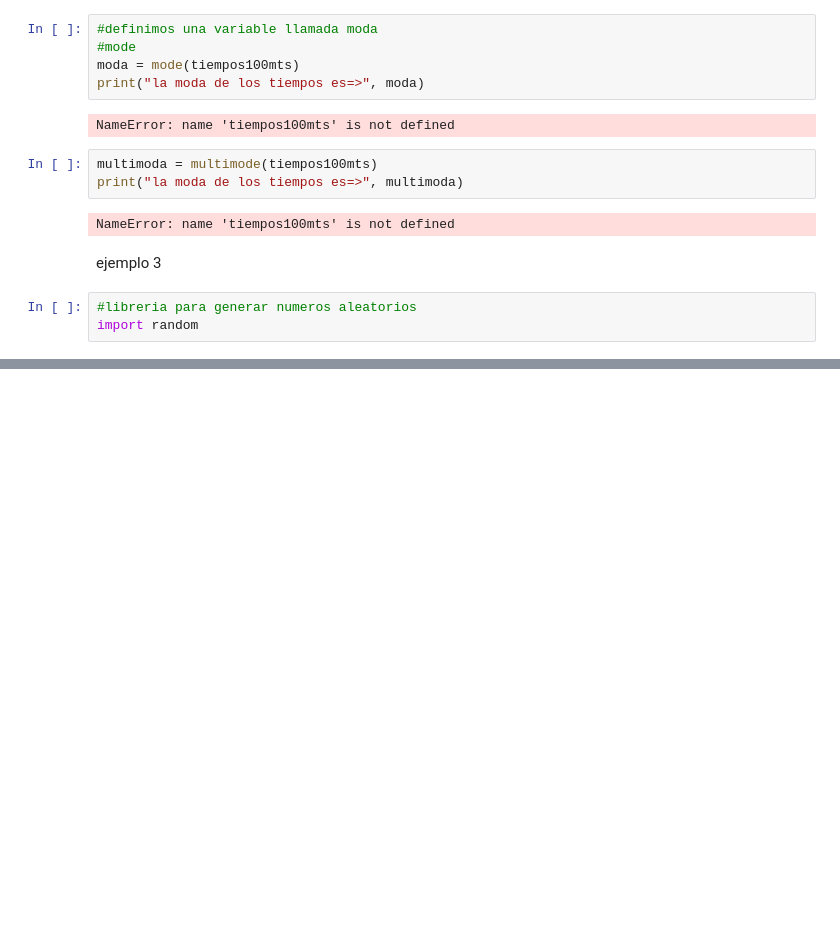
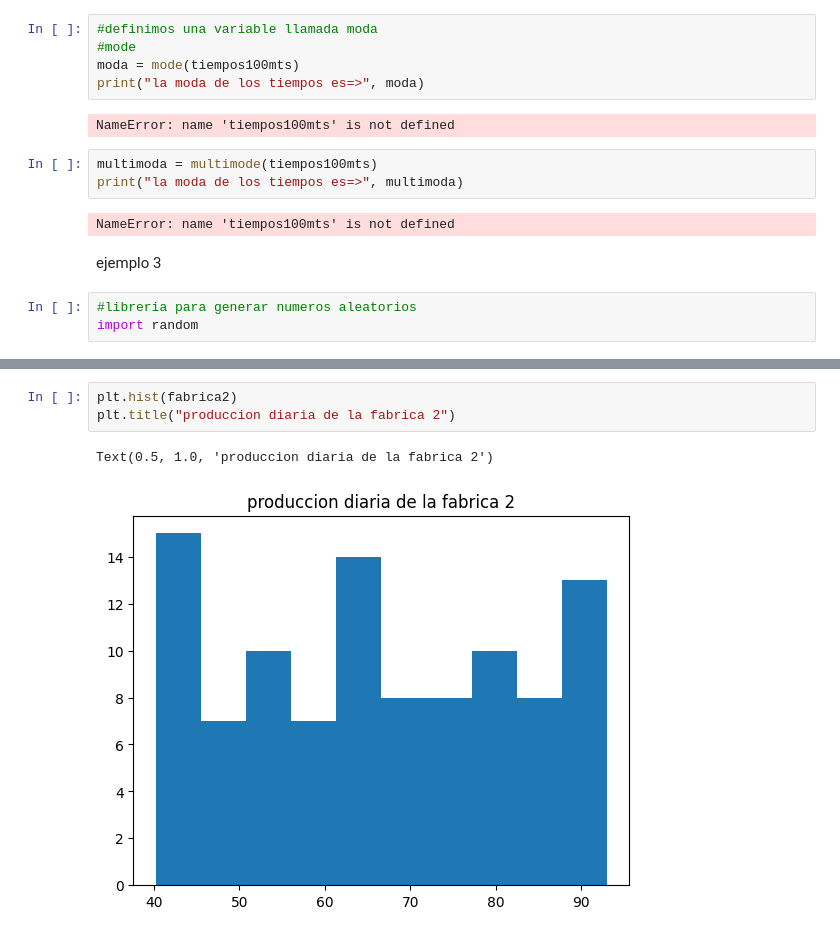
Before and after one commit to Edgar-Tinoco/probabilidad, a Jupyter notebook: practica1.ipynb, the cells around one changed output, grey strips where cells are left out. Cells and saved outputs as stored; diff of their text form; blank space fills up the shorter version.

```diff
--- a/practica1.ipynb
+++ b/practica1.ipynb
@@ -87,0 +108,6 @@ NameError: name 'random' is not defined
+# %%
+plt.hist(fabrica2)
+plt.title("produccion diaria de la fabrica 2")
+# %% [output]
+Text(0.5, 1.0, 'produccion diaria de la fabrica 2')
+[figure, added]
```
Also changed, not shown: parts of 9 cells of this notebook.
